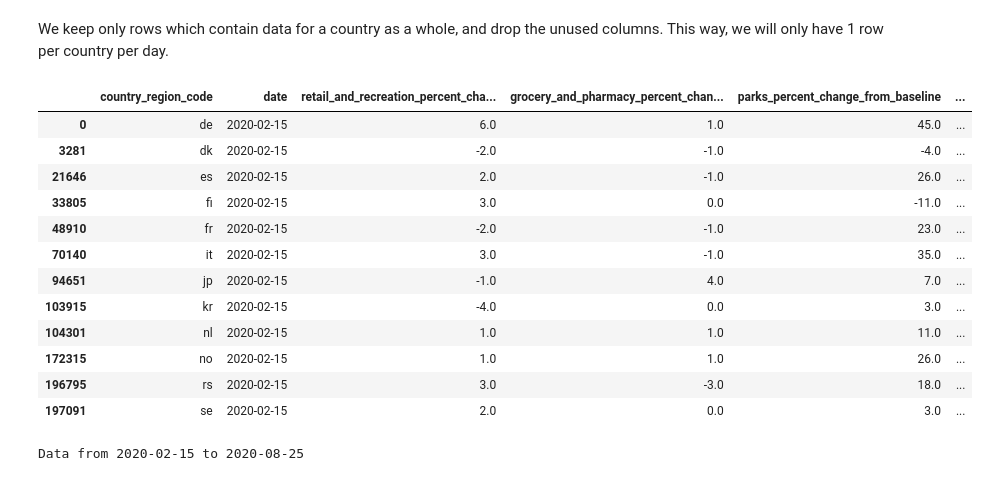
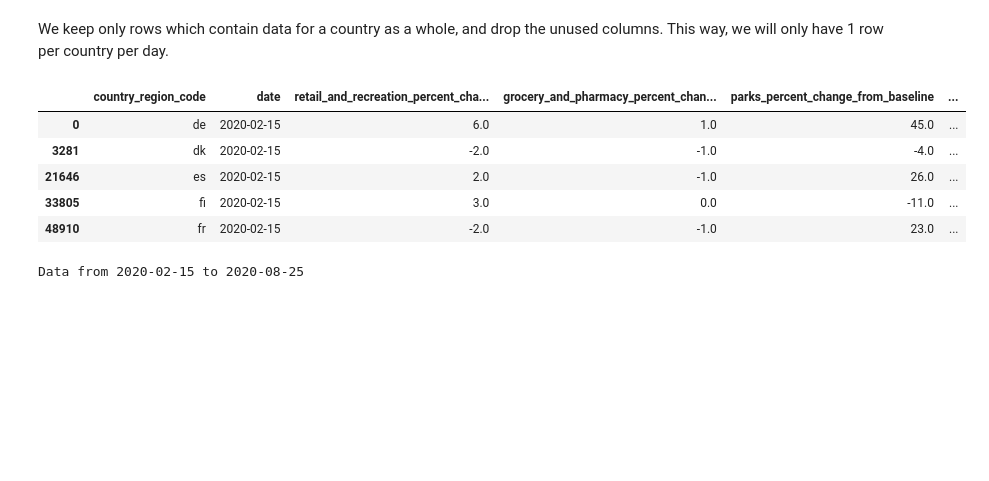
Before and after one commit to epfl-ada/ada-2022-project-zeta, a Jupyter notebook: notebook_anton.ipynb, the cells around one changed output. Cells and saved outputs as stored; diff of their text form; code cells hidden in the pictures; blank space fills up the shorter version.

```diff
--- a/notebook_anton.ipynb
+++ b/notebook_anton.ipynb
@@ -261,39 +261,32 @@ We keep only rows which contain data for a country as a whole, and drop the unus
 # %%
 # Remove subregion entries
 mobility_data = mobility_data.loc[
     (mobility_data.sub_region_1.isnull())
     & (mobility_data.sub_region_2.isnull())
     & (mobility_data.metro_area.isnull())
 ]
 
 # Drop unnecessary columns
 mobility_data = mobility_data.drop(
     [
         "country_region",
         "sub_region_1",
         "sub_region_2",
         "metro_area",
         "iso_3166_2_code",
         "census_fips_code",
     ],
     axis=1,
 )
 
-mobility_data.loc[mobility_data.date == "2020-02-15"]
+mobility_data.loc[mobility_data.date == "2020-02-15"].head()
 # %% [output]
 |  | country_region_code | date | retail_and_recreation_percent_cha... | grocery_and_pharmacy_percent_chan... | parks_percent_change_from_baseline | ... |
 | 0 | de | 2020-02-15 | 6.0 | 1.0 | 45.0 | ... |
 | 3281 | dk | 2020-02-15 | -2.0 | -1.0 | -4.0 | ... |
 | 21646 | es | 2020-02-15 | 2.0 | -1.0 | 26.0 | ... |
 | 33805 | fi | 2020-02-15 | 3.0 | 0.0 | -11.0 | ... |
 | 48910 | fr | 2020-02-15 | -2.0 | -1.0 | 23.0 | ... |
-| 70140 | it | 2020-02-15 | 3.0 | -1.0 | 35.0 | ... |
-| 94651 | jp | 2020-02-15 | -1.0 | 4.0 | 7.0 | ... |
-| 103915 | kr | 2020-02-15 | -4.0 | 0.0 | 3.0 | ... |
-| 104301 | nl | 2020-02-15 | 1.0 | 1.0 | 11.0 | ... |
-| 172315 | no | 2020-02-15 | 1.0 | 1.0 | 26.0 | ... |
-| 196795 | rs | 2020-02-15 | 3.0 | -3.0 | 18.0 | ... |
-| 197091 | se | 2020-02-15 | 2.0 | 0.0 | 3.0 | ... |
 # %%
 # Get earliest and latest data entries
 earliest_date = mobility_data.date.min(axis=0).date().strftime("%Y-%m-%d")
```
Also changed, not shown: parts of 4 cells of this notebook.
